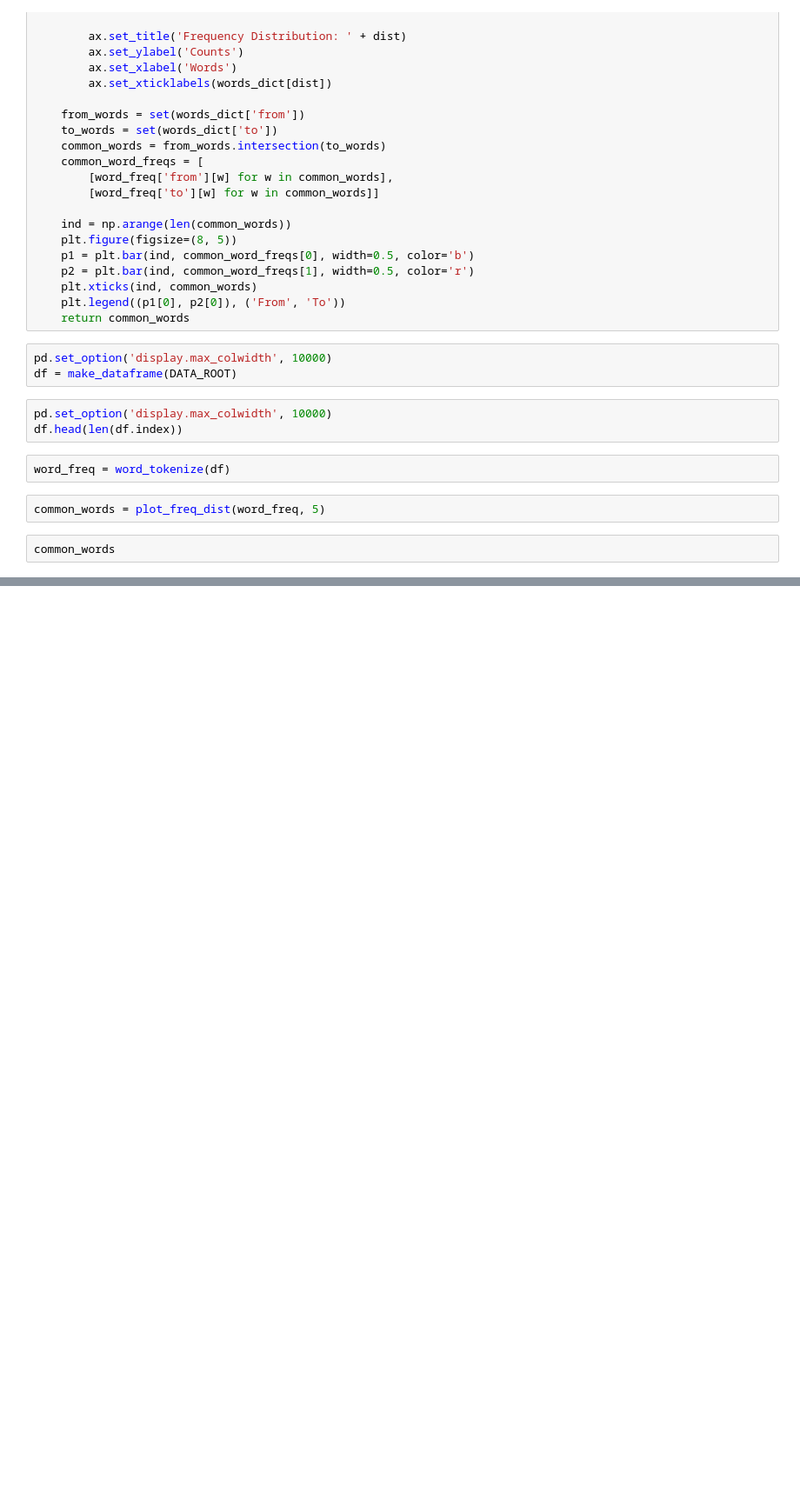
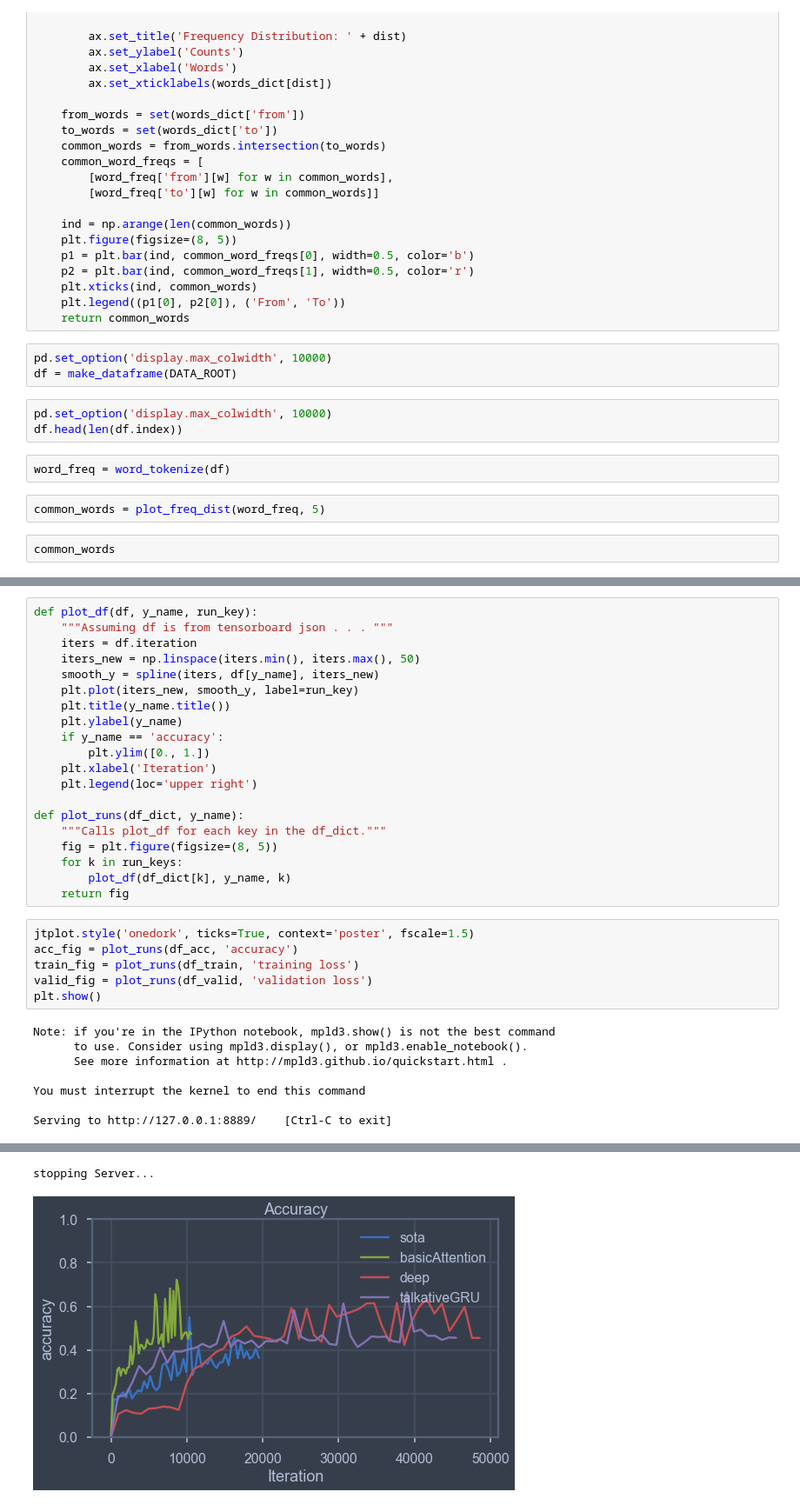
Before and after one commit to mckinziebrandon/DeepChatModels, a Jupyter notebook: notebooks/DataVizUtils.ipynb, the cells around one changed output, grey strips where cells are left out. Shown at 87% size. Saved outputs shown, nothing was run; the diff lists cells and outputs as text; blank space fills up the shorter version.

Commit message:
DataViz notebook now shows have interactive JS plots are made.

```diff
--- a/notebooks/DataVizUtils.ipynb
+++ b/notebooks/DataVizUtils.ipynb
@@ -110,0 +161,34 @@ common_words
+# %%
+def plot_df(df, y_name, run_key):
+    """Assuming df is from tensorboard json . . . """
+    iters = df.iteration
+    iters_new = np.linspace(iters.min(), iters.max(), 50)
+    smooth_y = spline(iters, df[y_name], iters_new)
+    plt.plot(iters_new, smooth_y, label=run_key)
+    plt.title(y_name.title())
+    plt.ylabel(y_name)
+    if y_name == 'accuracy':
+        plt.ylim([0., 1.])
+    plt.xlabel('Iteration')
+    plt.legend(loc='upper right')
+
+def plot_runs(df_dict, y_name):
+    """Calls plot_df for each key in the df_dict."""
+    fig = plt.figure(figsize=(8, 5))
+    for k in run_keys:
+        plot_df(df_dict[k], y_name, k)
+    return fig
+# %%
+jtplot.style('onedork', ticks=True, context='poster', fscale=1.5)
+acc_fig = plot_runs(df_acc, 'accuracy')
+train_fig = plot_runs(df_train, 'training loss')
+valid_fig = plot_runs(df_valid, 'validation loss')
+plt.show()
+# %% [output]
+Note: if you're in the IPython notebook, mpld3.show() is not the best command
+      to use. Consider using mpld3.display(), or mpld3.enable_notebook().
+      See more information at http://mpld3.github.io/quickstart.html .
+
+You must interrupt the kernel to end this command
+
+Serving to http://127.0.0.1:8889/    [Ctrl-C to exit]
@@ -110,0 +198,2 @@ common_words
+stopping Server...
+[figure, added]
```
Also changed, not shown: parts of 7 cells of this notebook, 14 other files.
